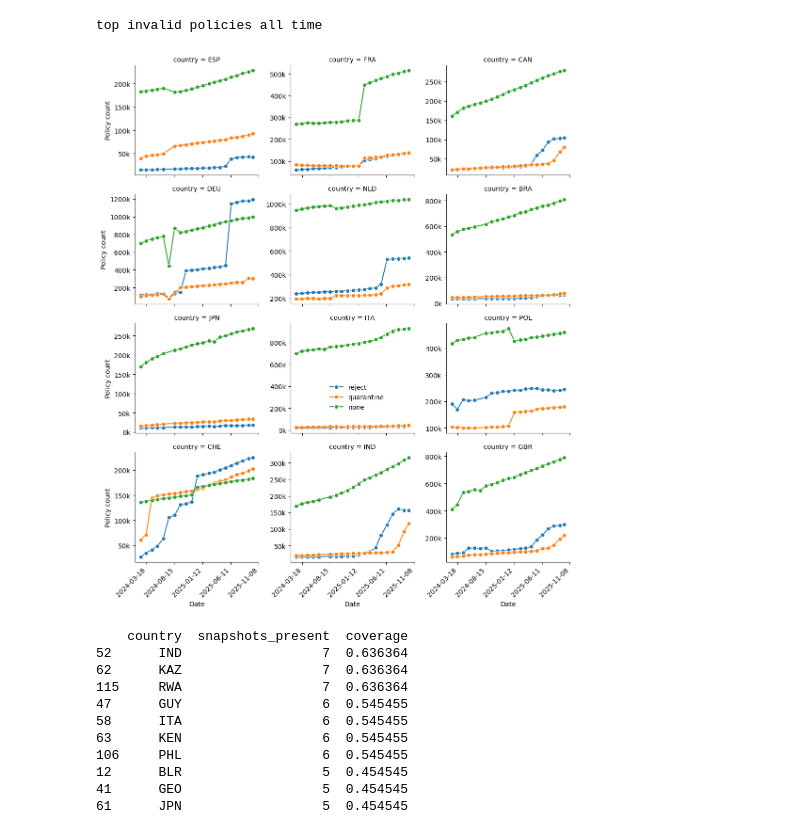
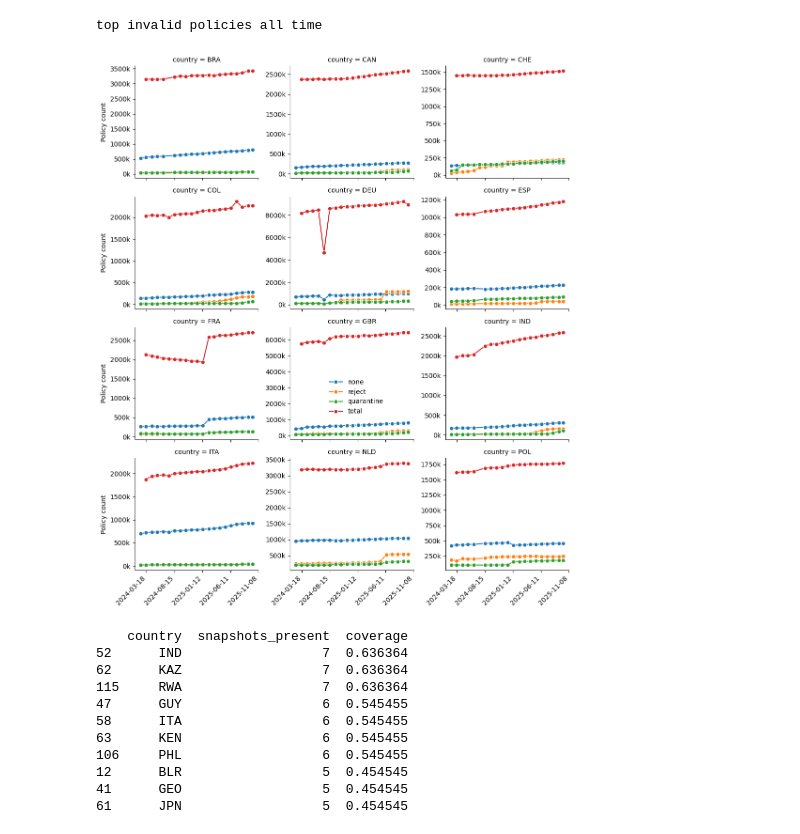
Before and after one commit to internettransparency/dmarc-cctld-research, a Jupyter notebook: notebooks/cluster-data-processing.ipynb, the cells around one changed output. Drawn from its saved outputs; the diff is of its cells as text; code cells hidden in the pictures.

Commit message:
update cluster analysis

```diff
--- a/notebooks/cluster-data-processing.ipynb
+++ b/notebooks/cluster-data-processing.ipynb
@@ -1128,3 +1282,30 @@ longitudinal_pdf = longitudinal_pdf.sort_values("timestamp")
+# %%
+apices_df = spark.read.format("csv").load(
+        "s3a://luvizottocesarg-oi/apices_counts",
+    schema=pst.StructType([
+        pst.StructField("tld", pst.StringType()),
+        pst.StructField("apex_count", pst.IntegerType()),
+        pst.StructField("date", pst.DateType())
+    ])
+)
+
+apices_pdf = apices_df.withColumn(
+    "country", get_country_from_query(psf.col("tld"))
+).select("country", psf.col("apex_count").alias("count"), psf.col("date").alias("timestamp")
+).toPandas()
+apices_pdf.loc[:, "timestamp"] = pd.to_datetime(apices_pdf["timestamp"])
+apices_pdf = apices_pdf.sort_values(["timestamp", "country"])
+apices_pdf["policy"] = "total"
+apices_pdf = (
+    apices_pdf
+    .groupby(["country", "policy", "timestamp"], as_index=False)["count"]
+    .sum()
+)
+
+longitudinal_pdf = pd.read_csv("longitudinal_analysis.csv")
+# Ensure timestamps are proper datetime
+longitudinal_pdf.loc[:, "timestamp"] = pd.to_datetime(longitudinal_pdf["timestamp"])
+longitudinal_pdf = longitudinal_pdf.sort_values(["timestamp", "country"])
 # %%
 def show_top_variations(longitudinal_pdf, topN=10):
     all_pdf = longitudinal_pdf[longitudinal_pdf["policy"] != "invalid"].copy()  # invalid policy is not interesting (see below)
@@ -1247,44 +1432,47 @@ top reject all time
 | 99 | IND | 1115230 |
 | 14 | AUS | 1090189 |
 top invalid policies all time
+# %%
+merged_pdf = pd.concat([longitudinal_pdf, apices_pdf], axis=0)
+merged_pdf = merged_pdf.sort_values(["timestamp", "country"])
 # %%
 def plot_longitudinal_subset(longitudinal_pdf, subset, filename):
     subset_pdf = longitudinal_pdf[
         (longitudinal_pdf["country"].isin(subset))
         & (longitudinal_pdf["policy"] != "invalid")
     ]
 
     # Faceted line chart
     g = sns.FacetGrid(subset_pdf, col="country", hue="policy", col_wrap=3, sharey=False)
-    g.map(sns.lineplot, "timestamp", "count", marker="o")
+    g.map(sns.lineplot, "timestamp", "count", marker="o", errorbar=None, estimator=None)
 
     for ax in g.axes.flatten():
         ax.yaxis.set_major_formatter(
             mticker.FuncFormatter(lambda x, _: f"{x/1000:.0f}k")
         )
         # limit number of x ticks
         ax.xaxis.set_major_locator(mticker.MaxNLocator(nbins=5))
 
         # rotate x tick labels
         for label in ax.get_xticklabels():
             label.set_rotation(45)
             label.set_horizontalalignment('right')
 
     g.add_legend(title="")
     g.legend.set_bbox_to_anchor((.54, .38))       # (x, y) relative to figure
     g.legend.set_loc("center")             # anchor from legend’s top center
     #g.legend.set_ncol(3)                         # arrange legend items horizontally
 
-    g.set_axis_labels("Date", "Policy count")
+    g.set_axis_labels("", "Policy count")
     plt.tight_layout()
     plt.savefig(filename)
     plt.show()
 
-# this has the top adopters, top reject, top none +jpn -dnk to balance representation
-countries_analysis = ["NLD", "DEU", "ITA", "POL", "BRA", "GBR", "CHE", "CAN", "JPN", "ESP", "FRA", "IND"]
-plot_longitudinal_subset(longitudinal_pdf, countries_analysis, "figures/longitudinal_analysis.pdf")
+# this has the top adopters, top reject, top none
+countries_analysis = ["NLD", "DEU", "ITA", "POL", "BRA", "GBR", "CHE", "CAN", "IND", "ESP", "FRA", "COL"]  # -AUS (not present in all snapshots; gap)
+plot_longitudinal_subset(merged_pdf, countries_analysis, "figures/longitudinal_analysis.pdf")
 # %% [output]
-[figure, old version]
+[figure, new version]
 # %%
 longitudinal_gov_pdf = pd.read_csv("longitudinal_gov_analysis.csv")
 # Ensure timestamps are proper datetime
```
Also changed, not shown: parts of 55 cells of this notebook.
